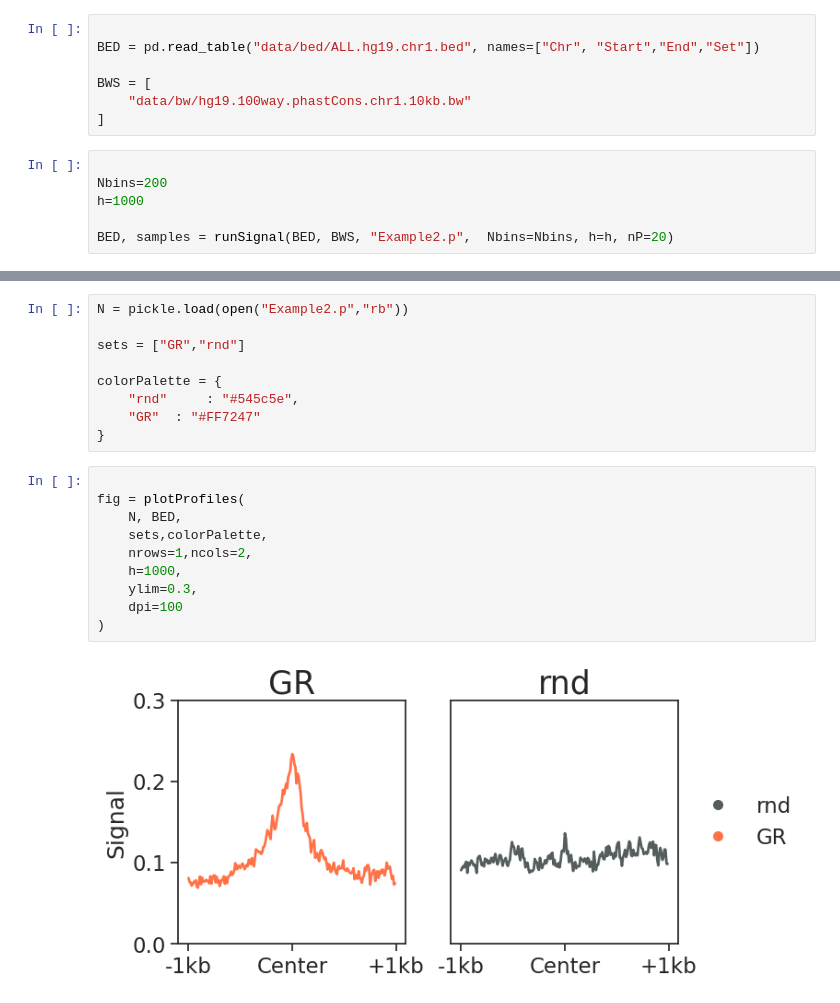
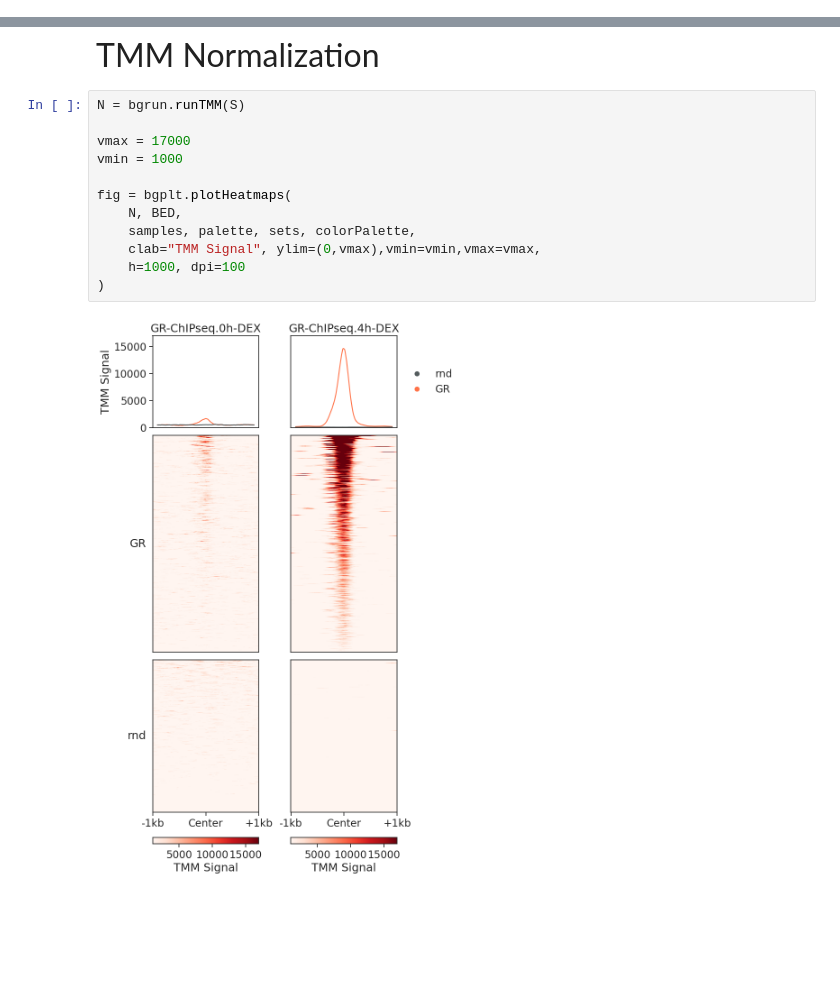
Before and after one commit to birkiy/bluegill, a Jupyter notebook: Example.ipynb, the cells around one changed output, grey strips where cells are left out. Drawn from its saved outputs; the diff is of its cells as text; blank space fills up the shorter version.

Commit message:
Example

```diff
--- a/Example.ipynb
+++ b/Example.ipynb
@@ -72,13 +120,0 @@ fig = plotHeatmaps(
-# %%
-
-BED = pd.read_table("data/bed/ALL.hg19.chr1.bed", names=["Chr", "Start","End","Set"])
-
-BWS = [
-    "data/bw/hg19.100way.phastCons.chr1.10kb.bw"
-]
-# %%
-
-Nbins=200
-h=1000
-
-BED, samples = runSignal(BED, BWS, "Example2.p",  Nbins=Nbins, h=h, nP=20)
@@ -103,21 +121,16 @@ Writing...
-# %%
-N = pickle.load(open("Example2.p","rb"))
-
-sets = ["GR","rnd"]
-
-colorPalette = {
-    "rnd"     : "#545c5e",
-    "GR"  : "#FF7247"
-}
-# %%
-
-fig = plotProfiles(
-    N, BED,
-    sets,colorPalette,
-    nrows=1,ncols=2,
-    h=1000,
-    ylim=0.3,
-    dpi=100
-)
-# %% [output]
-[figure, removed]
+# %% [markdown]
+<font size=6>TMM Normalization</font>
+# %%
+N = bgrun.runTMM(S)
+
+vmax = 17000
+vmin = 1000
+
+fig = bgplt.plotHeatmaps(
+    N, BED,
+    samples, palette, sets, colorPalette,
+    clab="TMM Signal", ylim=(0,vmax),vmin=vmin,vmax=vmax,
+    h=1000, dpi=100
+)
+# %% [output]
+[figure, added]
```
Also changed, not shown: parts of 17 cells of this notebook.
